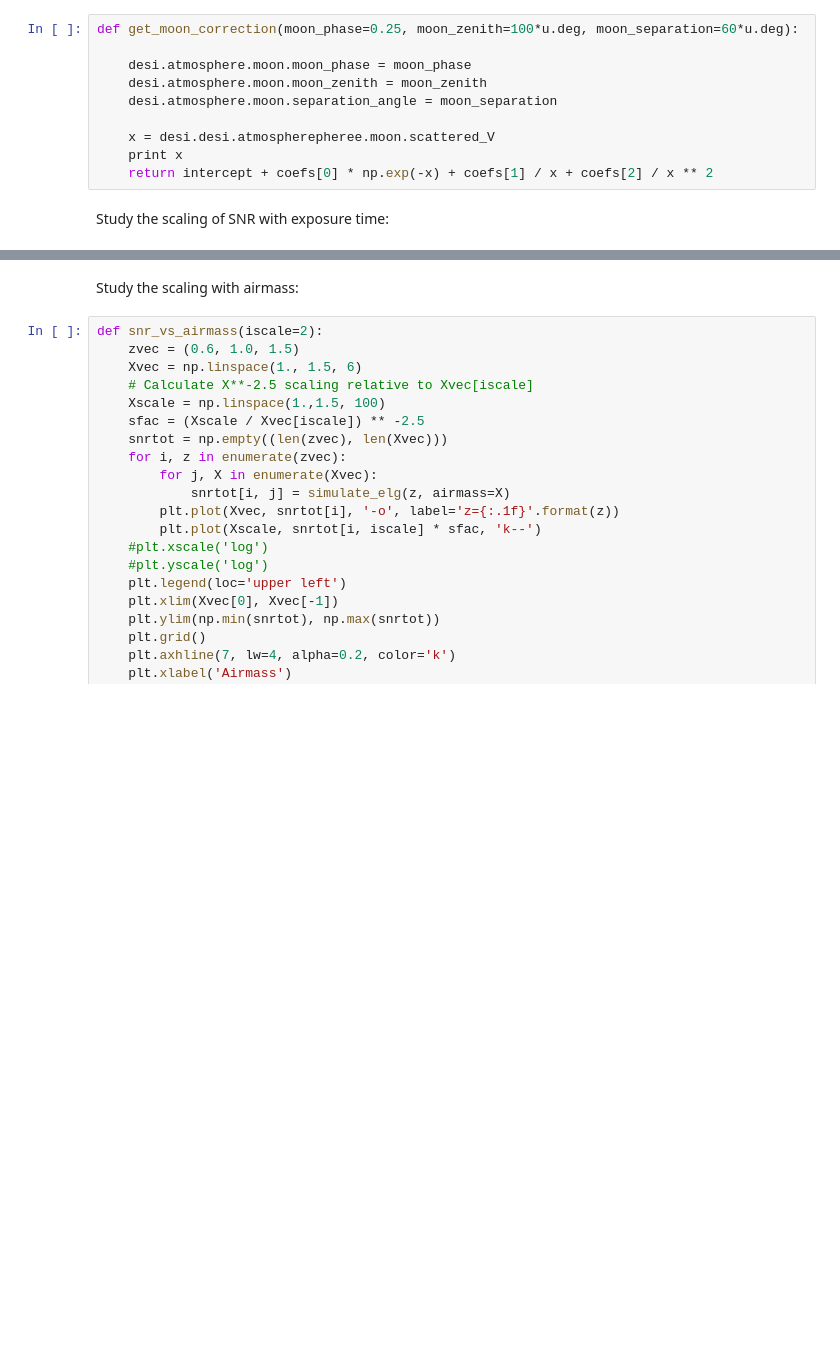
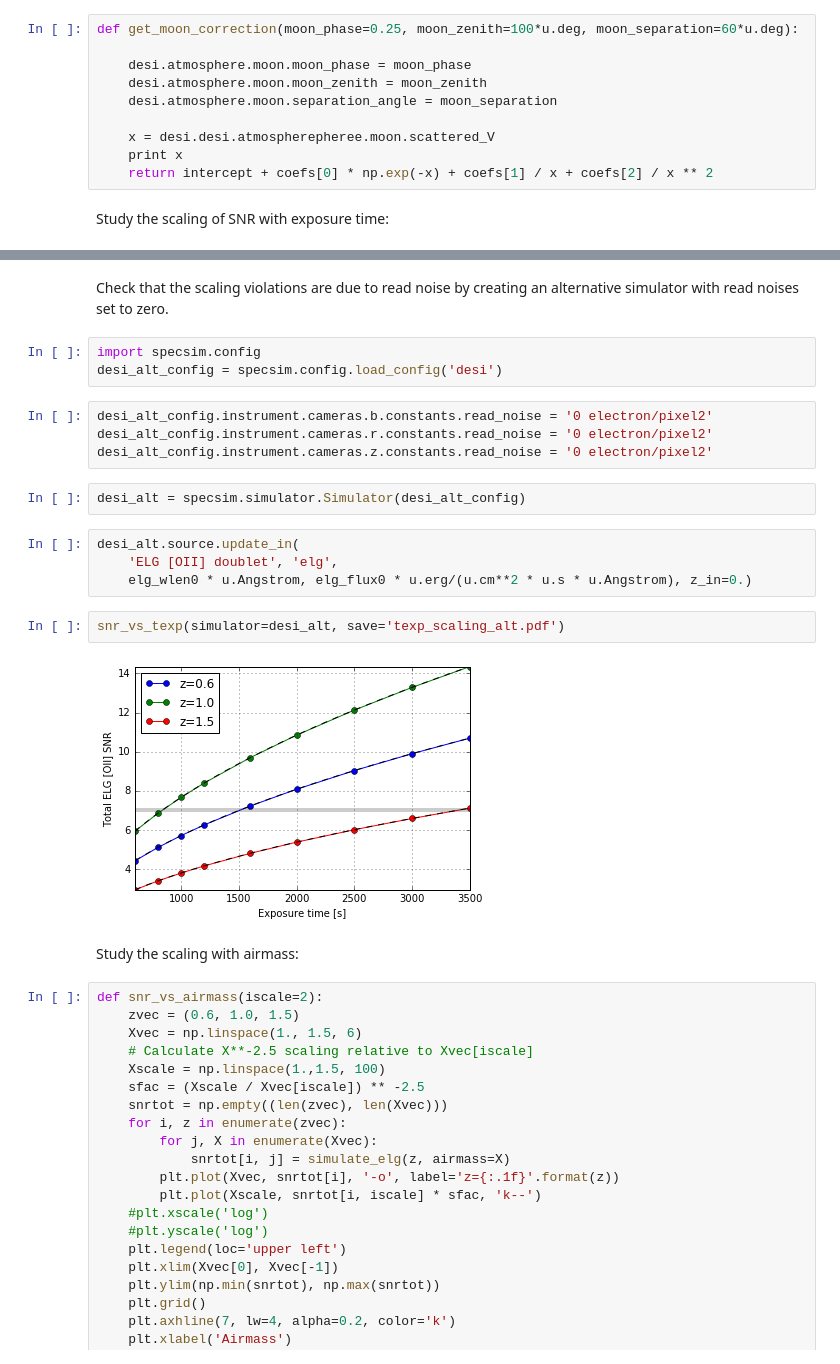
Before and after one commit to michaelJwilson/surveysim, a Jupyter notebook: doc/nb/ScatteredMoon.ipynb, the cells around one changed output, grey strips where cells are left out. Drawn from its saved outputs; the diff is of its cells as text; blank space fills up the shorter version.

```diff
--- a/doc/nb/ScatteredMoon.ipynb
+++ b/doc/nb/ScatteredMoon.ipynb
@@ -295,5 +295,24 @@ snr_vs_texp()
 # %% [output]
 [figure]
+# %% [markdown]
+Check that the scaling violations are due to read noise by creating an alternative simulator with read noises set to zero.
+# %%
+import specsim.config
+desi_alt_config = specsim.config.load_config('desi')
+# %%
+desi_alt_config.instrument.cameras.b.constants.read_noise = '0 electron/pixel2'
+desi_alt_config.instrument.cameras.r.constants.read_noise = '0 electron/pixel2'
+desi_alt_config.instrument.cameras.z.constants.read_noise = '0 electron/pixel2'
+# %%
+desi_alt = specsim.simulator.Simulator(desi_alt_config)
+# %%
+desi_alt.source.update_in(
+    'ELG [OII] doublet', 'elg',
+    elg_wlen0 * u.Angstrom, elg_flux0 * u.erg/(u.cm**2 * u.s * u.Angstrom), z_in=0.)
+# %%
+snr_vs_texp(simulator=desi_alt, save='texp_scaling_alt.pdf')
+# %% [output]
+[figure, added]
 # %% [markdown]
 Study the scaling with airmass:
 # %%
```
Also changed, not shown: parts of 3 cells of this notebook, 1 other file.
